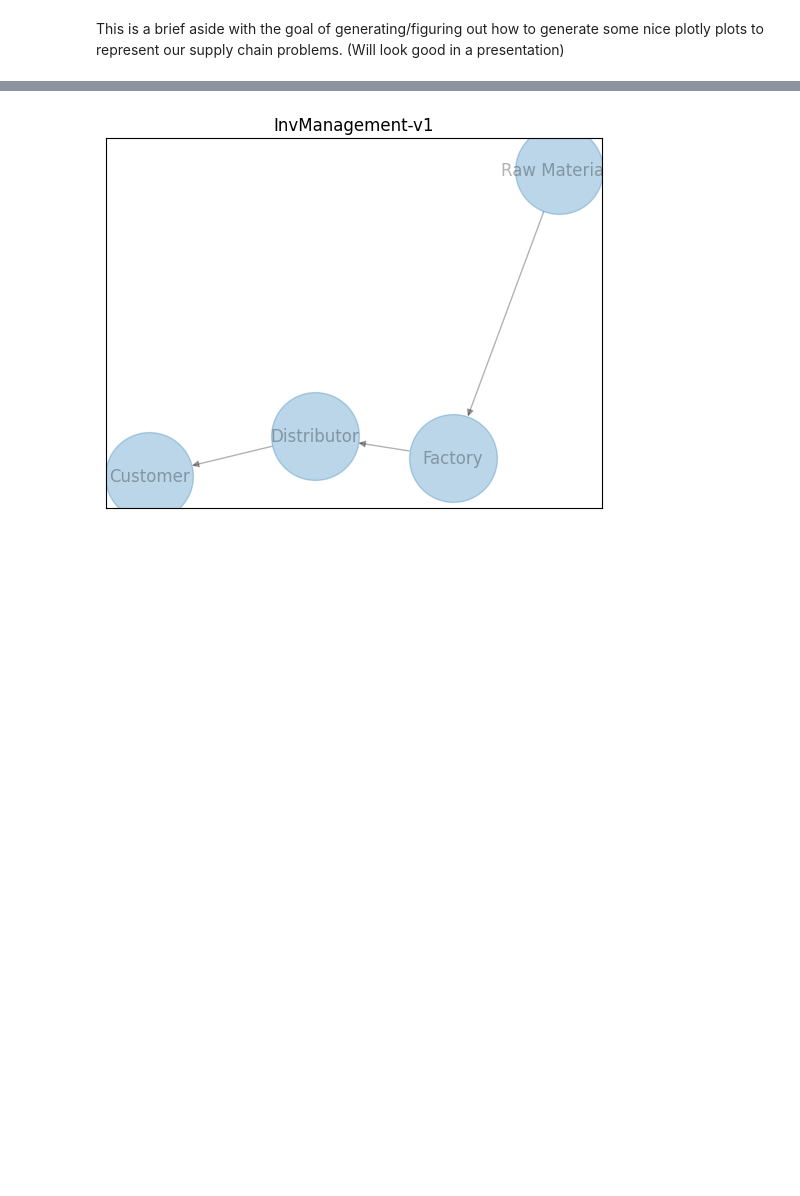
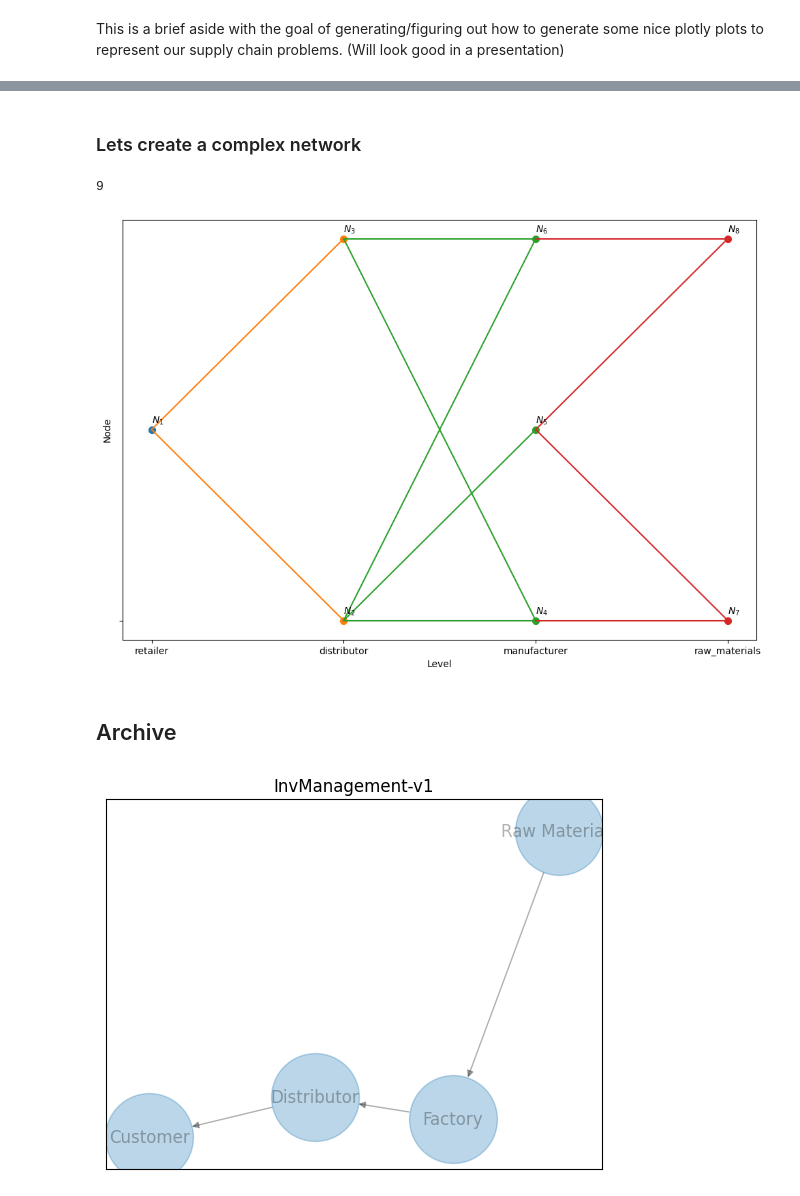
Before and after one commit to nathanhigginbotham/ChainRL, a Jupyter notebook: network vis.ipynb, the cells around one changed output, grey strips where cells are left out. Drawn from its saved outputs; the diff is of its cells as text; code cells hidden in the pictures; blank space fills up the shorter version.

```diff
--- a/network vis.ipynb
+++ b/network vis.ipynb
@@ -5,3 +12,24 @@ This is a brief aside with the goal of generating/figuring out how to generate s
+# %% [markdown]
+### Lets create a complex network
+# %%
+env_complex = or_gym.create_env('NetworkManagement-v1')
+
+
+env_complex().graph.add_nodes_from([9])
+env_complex().graph.add_edges_from([
+                                   (9,5,{'L': 1,
+                                         'p': 0.040,
+                                         'g': 0.005})])
+
+print(env_complex().num_nodes)
+
+
+env_complex.plot_network(env_complex())
+# %% [output]
+9
+[figure, added]
+# %% [markdown]
+## Archive
 # %%
 import plotly.graph_objects as go
 
```
Also changed, not shown: parts of 1 cell of this notebook.
